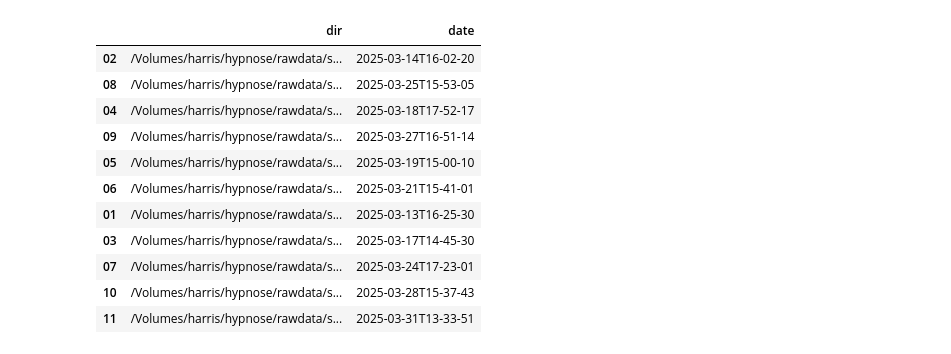
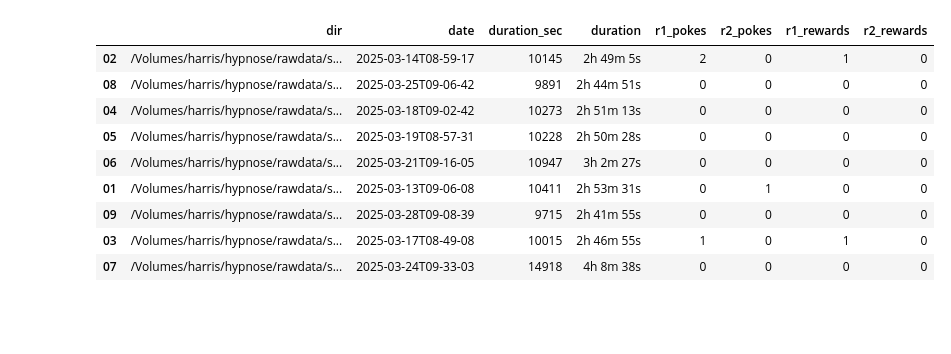
Before and after one commit to SainsburyWellcomeCentre/hypnose-analysis, a Jupyter notebook: notebook/multiple_sessions.ipynb, the cells around one changed output. Cells and saved outputs as stored; diff of their text form; code cells hidden in the pictures; blank space fills up the shorter version.

Commit message:
Insert a new single session analysis with engagement time

```diff
--- a/notebook/multiple_sessions.ipynb
+++ b/notebook/multiple_sessions.ipynb
@@ -16,8 +16,10 @@ from datetime import datetime
 import datetime
 import matplotlib.pyplot as plt
 # %%
+## Load relevant data streams for all sessions ignoring olfactomer commands and output set/clear/analog data as some sessions are shaping and olfactometers not used
+
 # Base directory for subject 026 (ID 077)
-base_dir = Path('/Volumes/harris/hypnose/rawdata/sub-026_id-077')
+base_dir = Path('/Volumes/harris/hypnose/rawdata/sub-018_id-070')
 
 # Find all session directories for this subject, filtering out non-directories
 session_dirs = [d for d in base_dir.glob('ses-*_date-*/behav/*') if d.is_dir()]
@@ -41,14 +43,66 @@ for session_dir in session_dirs:
     try:
         print(f"\nProcessing session: {session_id} ({session_dir})")
 
-        # Load and process session data
-        # (Copy relevant processing code from single_session.ipynb here)
+        # Create readers for data formats
+        behavior_reader = harp.reader.create_reader('device_schemas/behavior.yml', epoch=harp.io.REFERENCE_EPOCH)
+
+        # Load the data streams
+        try:
+            digital_input_data = utils.load(behavior_reader.DigitalInputState, session_dir/"Behavior")
+        except Exception:
+            print(f"No digital_input_data found for session {session_id}. Assuming no pokes.")
+            digital_input_data = None
+
+        heartbeat = utils.load(behavior_reader.TimestampSeconds, session_dir/"Behavior")
+
+        # 'other' events
+        try:
+            pulse_supply_1 = utils.load(behavior_reader.PulseSupplyPort1, session_dir/"Behavior")  # reward A pump end time
+            r1_reward_count = len(pulse_supply_1)
+        except Exception:
+            r1_reward_count = 0
+
+        try:
+            pulse_supply_2 = utils.load(behavior_reader.PulseSupplyPort2, session_dir/"Behavior")  # reward B pump end time
+            r2_reward_count = len(pulse_supply_2)
+        except Exception:
+            r2_reward_count = 0
+
+        # Calculate session duration in seconds
+        start_time_sec = heartbeat['TimestampSeconds'].iloc[0] if not heartbeat.empty else None
+        end_time_sec = heartbeat['TimestampSeconds'].iloc[-1] if not heartbeat.empty else None
+
+        if start_time_sec is not None and end_time_sec is not None:
+            session_duration_sec = end_time_sec - start_time_sec
+
+            # Convert to hours, minutes, seconds
+            hours = int(session_duration_sec // 3600)
+            minutes = int((session_duration_sec % 3600) // 60)
+            seconds = int(session_duration_sec % 60)
+
+            duration_str = f"{hours}h {minutes}m {seconds}s"
+        else:
+            session_duration_sec = None
+            duration_str = "Unknown"
+
+        # Extract event counts
+        if digital_input_data is not None:
+            r1_poke_count = digital_input_data['DIPort1'].sum() if 'DIPort1' in digital_input_data else 0
+            r2_poke_count = digital_input_data['DIPort2'].sum() if 'DIPort2' in digital_input_data else 0
+        else:
+            r1_poke_count = 0
+            r2_poke_count = 0
 
         # Store processed results in dictionary
         sessions_data[session_id] = {
             'dir': session_dir,
             'date': session_dir.stem,  # Using the timestamp as date
-            # Add more metrics here as you process them
+            'duration_sec': session_duration_sec,
+            'duration': duration_str,
+            'r1_pokes': r1_poke_count,
+            'r2_pokes': r2_poke_count,
+            'r1_rewards': r1_reward_count,
+            'r2_rewards': r2_reward_count,
         }
 
         print(f"Successfully processed session {session_id}")
@@ -59,4 +113,6 @@ for session_dir in session_dirs:
 # Display summary of loaded sessions
 sessions_df = pd.DataFrame.from_dict(sessions_data, orient='index')
 display(sessions_df)
+
+# ...existing code...
 # %% [output]
@@ -80,12 +136,10 @@ Successfully processed session 11
-|  | dir | date |
-| 02 | /Volumes/harris/hypnose/rawdata/s... | 2025-03-14T16-02-20 |
-| 08 | /Volumes/harris/hypnose/rawdata/s... | 2025-03-25T15-53-05 |
-| 04 | /Volumes/harris/hypnose/rawdata/s... | 2025-03-18T17-52-17 |
-| 09 | /Volumes/harris/hypnose/rawdata/s... | 2025-03-27T16-51-14 |
-| 05 | /Volumes/harris/hypnose/rawdata/s... | 2025-03-19T15-00-10 |
-| 06 | /Volumes/harris/hypnose/rawdata/s... | 2025-03-21T15-41-01 |
-| 01 | /Volumes/harris/hypnose/rawdata/s... | 2025-03-13T16-25-30 |
-| 03 | /Volumes/harris/hypnose/rawdata/s... | 2025-03-17T14-45-30 |
-| 07 | /Volumes/harris/hypnose/rawdata/s... | 2025-03-24T17-23-01 |
-| 10 | /Volumes/harris/hypnose/rawdata/s... | 2025-03-28T15-37-43 |
-| 11 | /Volumes/harris/hypnose/rawdata/s... | 2025-03-31T13-33-51 |
+|  | dir | date | duration_sec | duration | r1_pokes | r2_pokes | r1_rewards | r2_rewards |
+| 02 | /Volumes/harris/hypnose/rawdata/s... | 2025-03-14T08-59-17 | 10145 | 2h 49m 5s | 2 | 0 | 1 | 0 |
+| 08 | /Volumes/harris/hypnose/rawdata/s... | 2025-03-25T09-06-42 | 9891 | 2h 44m 51s | 0 | 0 | 0 | 0 |
+| 04 | /Volumes/harris/hypnose/rawdata/s... | 2025-03-18T09-02-42 | 10273 | 2h 51m 13s | 0 | 0 | 0 | 0 |
+| 05 | /Volumes/harris/hypnose/rawdata/s... | 2025-03-19T08-57-31 | 10228 | 2h 50m 28s | 0 | 0 | 0 | 0 |
+| 06 | /Volumes/harris/hypnose/rawdata/s... | 2025-03-21T09-16-05 | 10947 | 3h 2m 27s | 0 | 0 | 0 | 0 |
+| 01 | /Volumes/harris/hypnose/rawdata/s... | 2025-03-13T09-06-08 | 10411 | 2h 53m 31s | 0 | 1 | 0 | 0 |
+| 09 | /Volumes/harris/hypnose/rawdata/s... | 2025-03-28T09-08-39 | 9715 | 2h 41m 55s | 0 | 0 | 0 | 0 |
+| 03 | /Volumes/harris/hypnose/rawdata/s... | 2025-03-17T08-49-08 | 10015 | 2h 46m 55s | 1 | 0 | 1 | 0 |
+| 07 | /Volumes/harris/hypnose/rawdata/s... | 2025-03-24T09-33-03 | 14918 | 4h 8m 38s | 0 | 0 | 0 | 0 |
```
Also changed, not shown: parts of 5 cells of this notebook, 1 other file.
